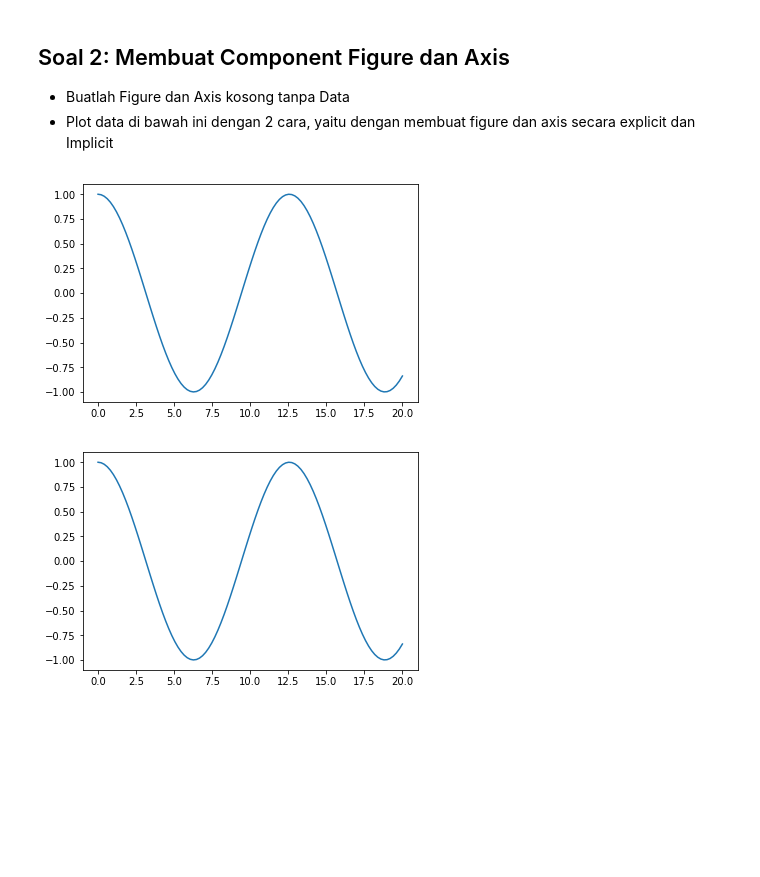
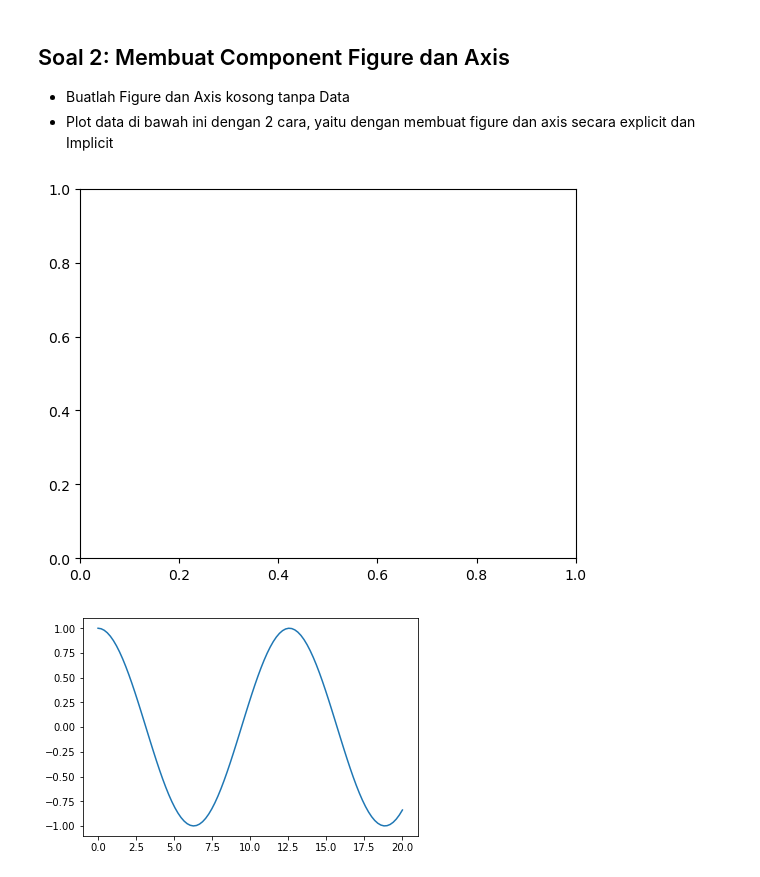
Before and after one commit to nurjihansalsabiila/Training-Sanbercode, a Jupyter notebook: Tugas 11.ipynb, the cells around one changed output. Drawn from its saved outputs; the diff is of its cells as text; code cells hidden in the pictures; blank space fills up the shorter version.

```diff
--- a/Tugas 11.ipynb
+++ b/Tugas 11.ipynb
@@ -23,12 +23,11 @@ y = np.cos(x/2)
 # %%
 #cara explisit
 fig=plt.figure()
 ax=fig.add_subplot()
 
-plt.plot(x,y)
 plt.show()
 # %% [output]
-[figure, old version]
+[figure, new version]
 # %%
 #cara implisit
 plt.plot(x,y)
```
